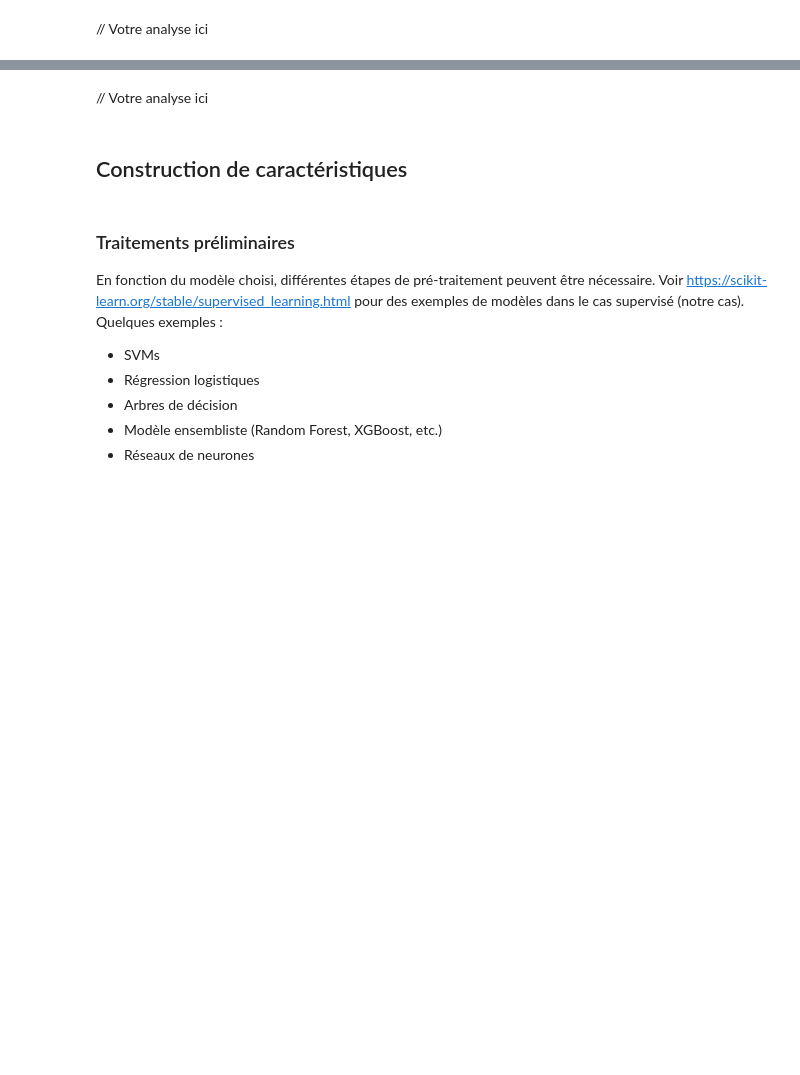
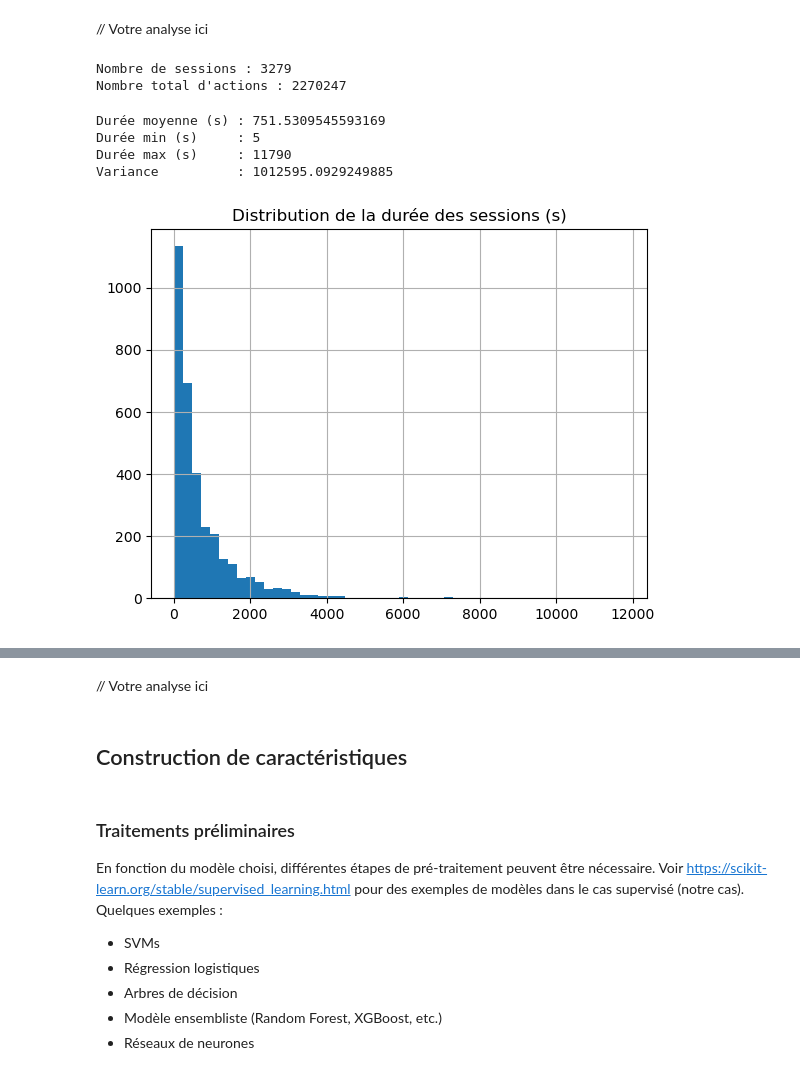
Before and after one commit to anastber/qui-utilise-mon-appli, a Jupyter notebook: BE_CS1_indications.ipynb, the cells around one changed output, grey strips where cells are left out. Saved outputs shown, nothing was run; the diff lists cells and outputs as text; code cells hidden in the pictures; blank space fills up the shorter version.

Commit message:
EDA: premieres statistiques sur les utilisateurs et les actions

```diff
--- a/BE_CS1_indications.ipynb
+++ b/BE_CS1_indications.ipynb
@@ -145,0 +193,19 @@ def browsers_per_player(df):
+# %%
+
+import re
+import pandas as pd
+import matplotlib.pyplot as plt
+
+lignes = []
+with open('data/train.csv') as f:
+    for ligne in f:
+        champs = ligne.strip().split(',')[2:]            # on enlève util et navigateur
+        marqueurs = [c for c in champs if re.fullmatch(r't\d+', c)]   # t5, t10, ...
+        actions = [c for c in champs if not re.fullmatch(r't\d+', c)]
+        duree = int(marqueurs[-1][1:]) if marqueurs else 0            # dernier tXX = durée en secondes
+        lignes.append((len(actions), duree))
+
+sessions = pd.DataFrame(lignes, columns=['nb_actions', 'duree'])
+sessions.head()
+
+sessions.describe()
@@ -146,2 +222,24 @@ def browsers_per_player(df):
 # %% [markdown]
 // Votre analyse ici
+# %%
+
+print("Nombre de sessions :", len(sessions))
+print("Nombre total d'actions :", sessions['nb_actions'].sum())
+# %% [output]
+Nombre de sessions : 3279
+Nombre total d'actions : 2270247
+# %%
+
+print("Durée moyenne (s) :", sessions['duree'].mean())
+print("Durée min (s)     :", sessions['duree'].min())
+print("Durée max (s)     :", sessions['duree'].max())
+print("Variance          :", sessions['duree'].var())
+sessions['duree'].hist(bins=50)
+plt.title("Distribution de la durée des sessions (s)")
+plt.show()
+# %% [output]
+Durée moyenne (s) : 751.5309545593169
+Durée min (s)     : 5
+Durée max (s)     : 11790
+Variance          : 1012595.0929249885
+[figure, added]
```
Also changed, not shown: parts of 10 cells of this notebook.
